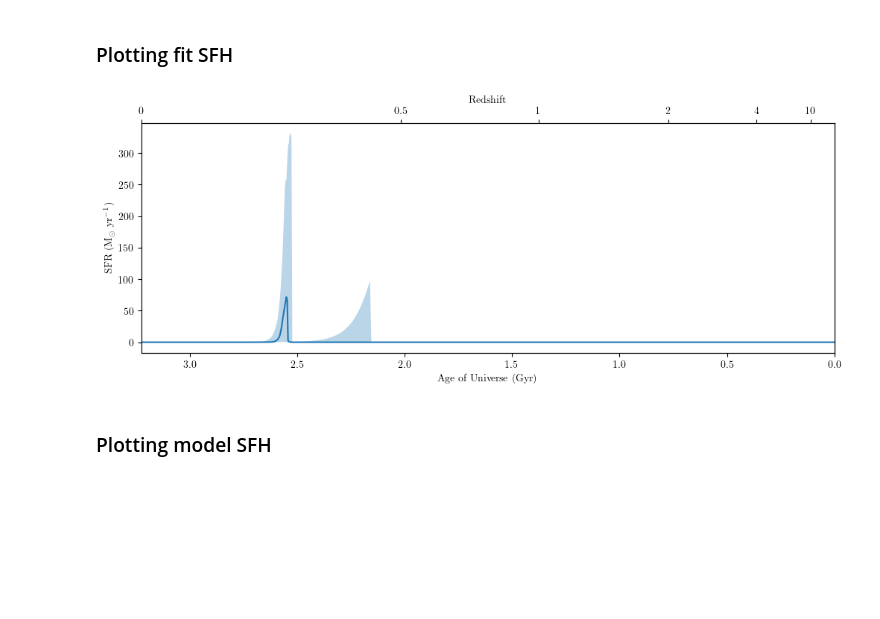
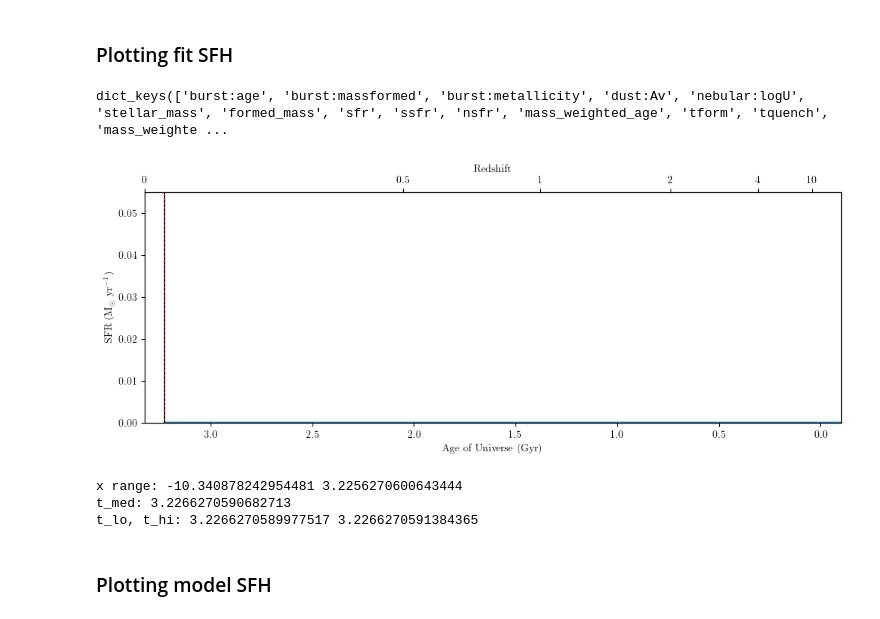
Before and after one commit to abbycrowther/star-formation-histories, a Jupyter notebook: Code/burst/model_vs_posterior_sfh_burst.ipynb, the cells around one changed output. Drawn from its saved outputs; the diff is of its cells as text; code cells hidden in the pictures; blank space fills up the shorter version.

```diff
--- a/Code/burst/model_vs_posterior_sfh_burst.ipynb
+++ b/Code/burst/model_vs_posterior_sfh_burst.ipynb
@@ -85,7 +87,7 @@ dust["eta"] = 2. #multiplies Av - extra dust for young stars
 nebular = {}   #nebular emission component
 nebular["logU"] = -3.   #log_10(ionization parameter)
 
-z = 3
+z = 2
 # %%
 fits = []
 
@@ -172,7 +174,7 @@ for t in years:
         }
     }
 
-    fit = pipes.fit(galaxy, fit_info, run=f"exponential/z_{z}")
+    fit = pipes.fit(galaxy, fit_info, run=f"burst/z_{z}")
     fit.fit(verbose=True)
 
     fits.append(fit)
@@ -180,5 +200,16 @@ for t in years:
 # %% [markdown]
 ### Plotting fit SFH
+# %%
+print(fit.posterior.samples.keys())
+# %% [output]
+dict_keys(['burst:age', 'burst:massformed', 'burst:metallicity', 'dust:Av', 'nebular:logU', 'stellar_mass', 'formed_mass', 'sfr', 'ssfr', 'nsfr', 'mass_weighted_age', 'tform', 'tquench', 'mass_weighte ...
+# %%
+t_burst_samples = fit.posterior.samples["burst:age"]
+t_burst_gyr = t_burst_samples * 1e-9
+cosmic_burst = age_of_universe_fit - t_burst_gyr
+t_med = np.median(cosmic_burst)
+
+t_lo, t_hi = np.percentile(cosmic_burst, [16, 84])
 # %%
 import numpy as np
 from bagpipes import utils
@@ -203,39 +234,49 @@ import matplotlib.pyplot as plt
 import numpy as np
 from bagpipes import utils
 
-age_universe_fit = np.interp(z, utils.z_array, utils.age_at_z)
+#z_fit = fit.fitted_model.params["redshift"]
+#age_universe_fit = np.interp(z_fit, utils.z_array, utils.age_at_z)
 
 lookback = fit.posterior.sfh.ages * 1e-9
-cosmic_age = age_universe_fit - lookback
+cosmic_age = age_of_universe - lookback
 
 order = np.argsort(cosmic_age)
 x = cosmic_age[order]
 median_sfr = median_sfr[order]
 lower_sfr = lower_sfr[order]
 upper_sfr = upper_sfr[order]
 
 fig, ax = plt.subplots(figsize=(12,4))
 
 ax.plot(x, median_sfr)
 ax.fill_between(x, lower_sfr, upper_sfr, alpha=0.3)
-
-ax.set_xlim(max(x), 0)
-
+ax.axvline(t_med, linestyle='--', linewidth=0.8, color='black')
+ax.axvspan(t_lo, t_hi, alpha=1, color='crimson')
+ax.set_xlim(max(x) + 0.1, -0.1)
+ax.set_ylim(bottom=0)
 ax.set_xlabel("Age of Universe (Gyr)")
 ax.set_ylabel("SFR (M$_\odot$ yr$^{-1}$)")
 
 ax_top = ax.twiny()
 zvals = [0,0.5,1,2,4,10]
 ages = np.interp(zvals, utils.z_array, utils.age_at_z)
 
 ax_top.set_xlim(ax.get_xlim())
 ax_top.set_xticks(ages)
 ax_top.set_xticklabels(zvals)
 ax_top.set_xlabel("Redshift")
 
 plt.show()
 # %% [output]
-[figure, old version]
+[figure, new version]
+# %%
+print("x range:", min(x), max(x))
+print("t_med:", t_med)
+print("t_lo, t_hi:", t_lo, t_hi)
+# %% [output]
+x range: -10.340878242954481 3.2256270600643444
+t_med: 3.2266270590682713
+t_lo, t_hi: 3.2266270589977517 3.2266270591384365
 # %% [markdown]
 ### Plotting model SFH
 # %%
```
Also changed, not shown: parts of 6 cells of this notebook.
